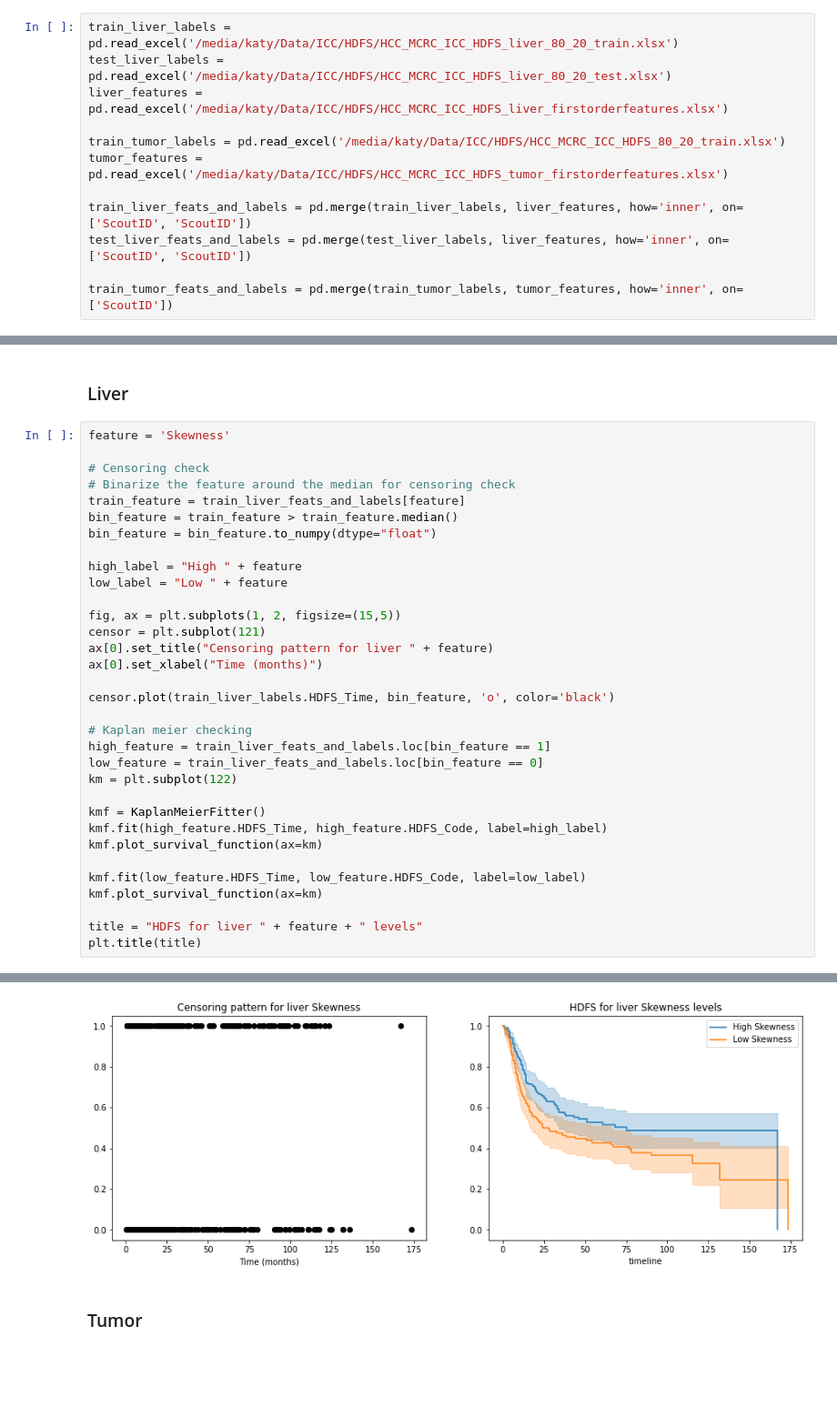
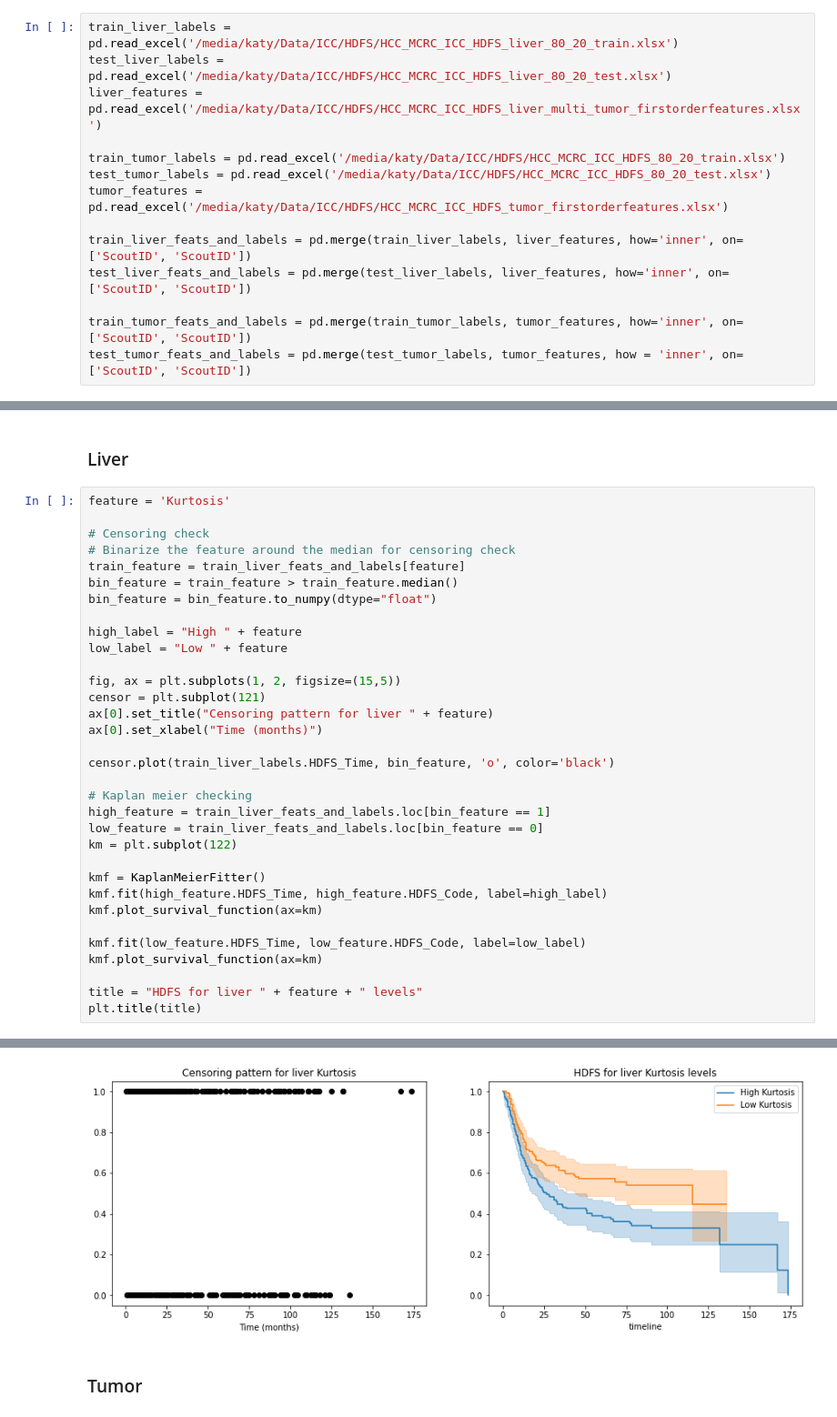
Before and after one commit to strixy16/deep-icc, a Jupyter notebook: data_exploration/linear_CPH.ipynb, the cells around one changed output, grey strips where cells are left out. Shown: that part at 91% size. Cells and saved outputs as stored; diff of their text form; blank space fills up the shorter version.

```diff
--- a/data_exploration/linear_CPH.ipynb
+++ b/data_exploration/linear_CPH.ipynb
@@ -7,12 +7,14 @@ import pandas as pd
 # %%
 train_liver_labels = pd.read_excel('/media/katy/Data/ICC/HDFS/HCC_MCRC_ICC_HDFS_liver_80_20_train.xlsx')
 test_liver_labels = pd.read_excel('/media/katy/Data/ICC/HDFS/HCC_MCRC_ICC_HDFS_liver_80_20_test.xlsx')
-liver_features = pd.read_excel('/media/katy/Data/ICC/HDFS/HCC_MCRC_ICC_HDFS_liver_firstorderfeatures.xlsx')
+liver_features = pd.read_excel('/media/katy/Data/ICC/HDFS/HCC_MCRC_ICC_HDFS_liver_multi_tumor_firstorderfeatures.xlsx')
 
 train_tumor_labels = pd.read_excel('/media/katy/Data/ICC/HDFS/HCC_MCRC_ICC_HDFS_80_20_train.xlsx')
+test_tumor_labels = pd.read_excel('/media/katy/Data/ICC/HDFS/HCC_MCRC_ICC_HDFS_80_20_test.xlsx')
 tumor_features = pd.read_excel('/media/katy/Data/ICC/HDFS/HCC_MCRC_ICC_HDFS_tumor_firstorderfeatures.xlsx')
 
 train_liver_feats_and_labels = pd.merge(train_liver_labels, liver_features, how='inner', on=['ScoutID', 'ScoutID'])
 test_liver_feats_and_labels = pd.merge(test_liver_labels, liver_features, how='inner', on=['ScoutID', 'ScoutID'])
 
-train_tumor_feats_and_labels = pd.merge(train_tumor_labels, tumor_features, how='inner', on=['ScoutID'])
+train_tumor_feats_and_labels = pd.merge(train_tumor_labels, tumor_features, how='inner', on=['ScoutID', 'ScoutID'])
+test_tumor_feats_and_labels = pd.merge(test_tumor_labels, tumor_features, how = 'inner', on=['ScoutID', 'ScoutID'])
@@ -27,7 +31,7 @@ Index(['ScoutID', 'HDFS_Time', 'HDFS_Code', 'Cancer_Type', 'Entropy', 'Mean',
 # %% [markdown]
 ### Liver
 # %%
-feature = 'Skewness'
+feature = 'Kurtosis'
 
 # Censoring check
 # Binarize the feature around the median for censoring check
@@ -64,4 +68,4 @@ Text(0.5, 1.0, 'HDFS for liver Skewness levels')
-[figure, old version]
+[figure, new version]
 # %% [markdown]
 ### Tumor
 # %%
```
Also changed, not shown: parts of 5 cells of this notebook.
